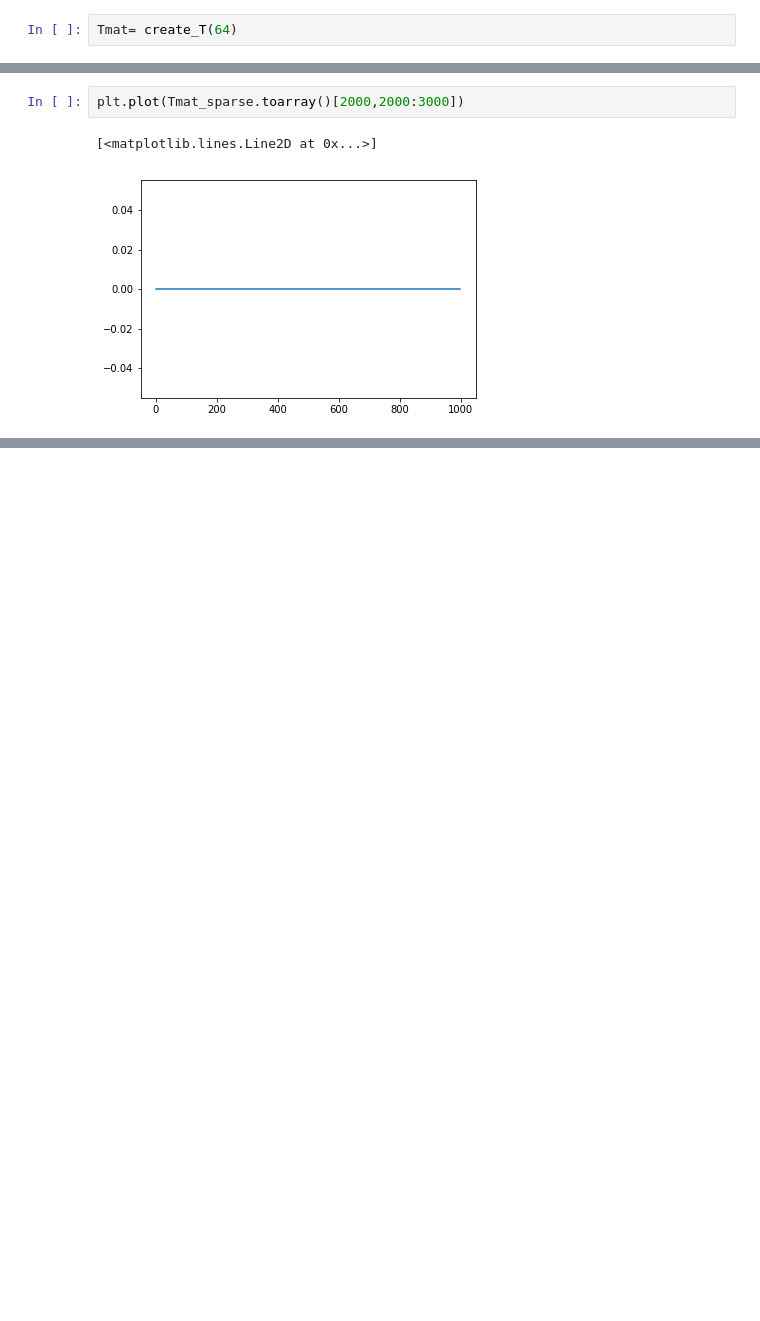
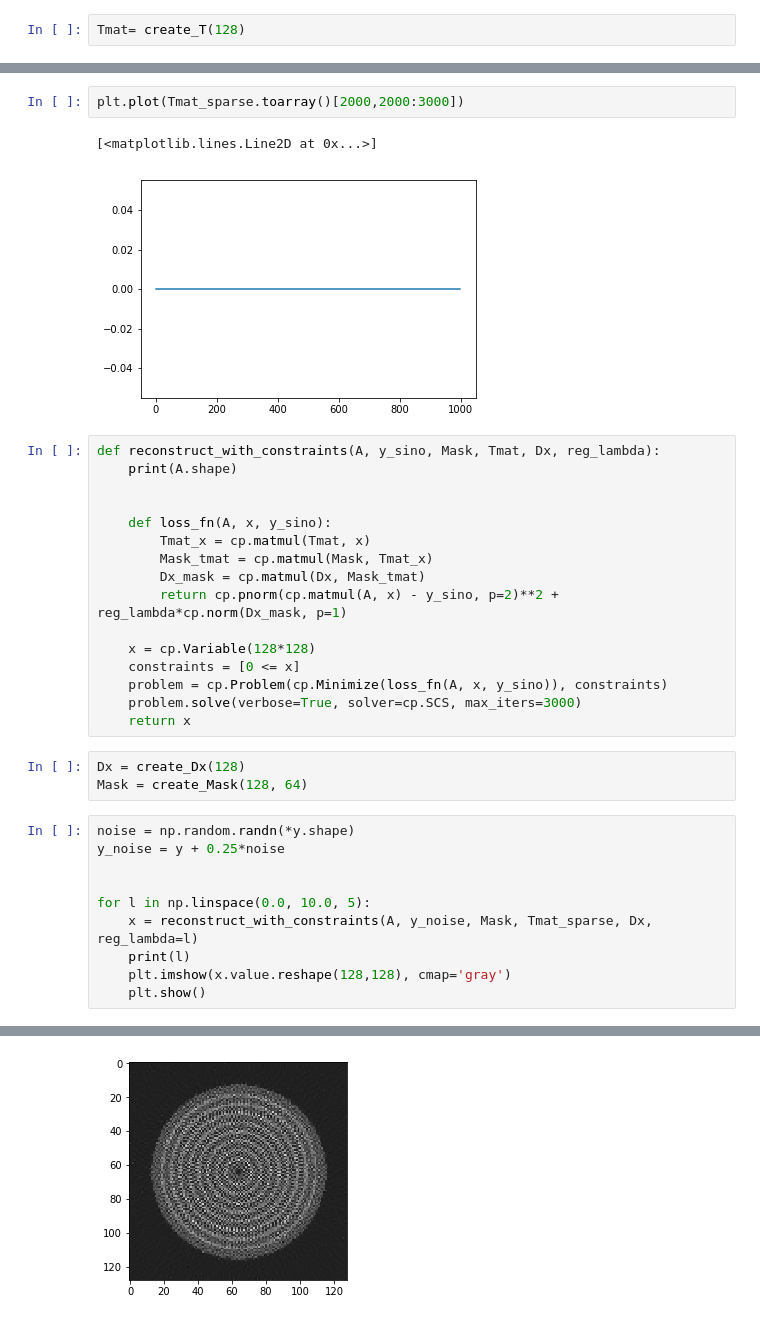
Before and after one commit to ZhaoqiangShen/computed_tomography, a Jupyter notebook: Regularization.ipynb, the cells around one changed output, grey strips where cells are left out. Saved outputs shown, nothing was run; the diff lists cells and outputs as text; blank space fills up the shorter version.

Commit message:
CVXPY problem.

```diff
--- a/Regularization.ipynb
+++ b/Regularization.ipynb
@@ -174,2 +172,2 @@ plt.imshow(x_sol[0].reshape(64,64), cmap='gray')
 # %%
-Tmat= create_T(64)
+Tmat= create_T(128)
@@ -320,3 +316,33 @@ plt.plot(Tmat_sparse.toarray()[2000,2000:3000])
 # %% [output]
 [<matplotlib.lines.Line2D at 0x...>]
 [figure]
+# %%
+def reconstruct_with_constraints(A, y_sino, Mask, Tmat, Dx, reg_lambda):
+    print(A.shape)
+
+
+    def loss_fn(A, x, y_sino):
+        Tmat_x = cp.matmul(Tmat, x)
+        Mask_tmat = cp.matmul(Mask, Tmat_x)
+        Dx_mask = cp.matmul(Dx, Mask_tmat)
+        return cp.pnorm(cp.matmul(A, x) - y_sino, p=2)**2 + reg_lambda*cp.norm(Dx_mask, p=1)
+
+    x = cp.Variable(128*128)
+    constraints = [0 <= x]
+    problem = cp.Problem(cp.Minimize(loss_fn(A, x, y_sino)), constraints)
+    problem.solve(verbose=True, solver=cp.SCS, max_iters=3000)
+    return x
+# %%
+Dx = create_Dx(128)
+Mask = create_Mask(128, 64)
+# %%
+noise = np.random.randn(*y.shape)
+y_noise = y + 0.25*noise
+
+
+for l in np.linspace(0.0, 10.0, 5):
+    x = reconstruct_with_constraints(A, y_noise, Mask, Tmat_sparse, Dx, reg_lambda=l)
+    print(l)
+    plt.imshow(x.value.reshape(128,128), cmap='gray')
+    plt.show()
+# %% [output]
@@ -322,0 +366 @@ plt.plot(Tmat_sparse.toarray()[2000,2000:3000])
+[figure, added]
```
Also changed, not shown: parts of 20 cells of this notebook.
